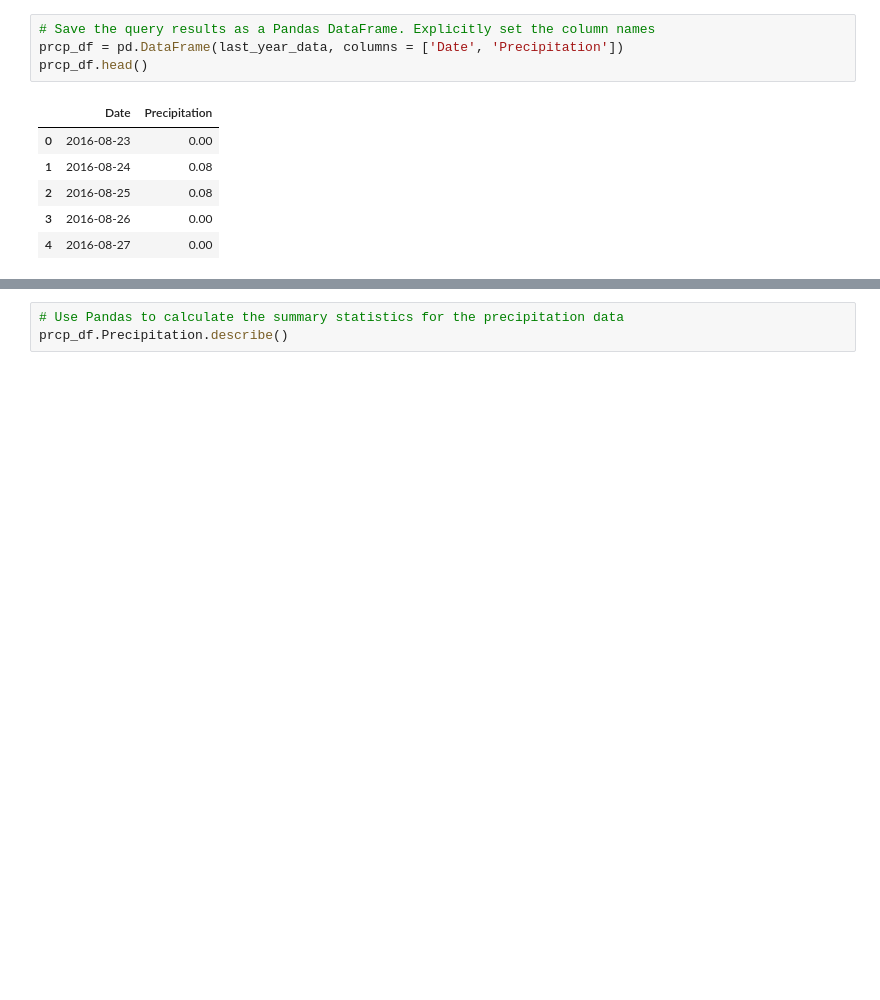
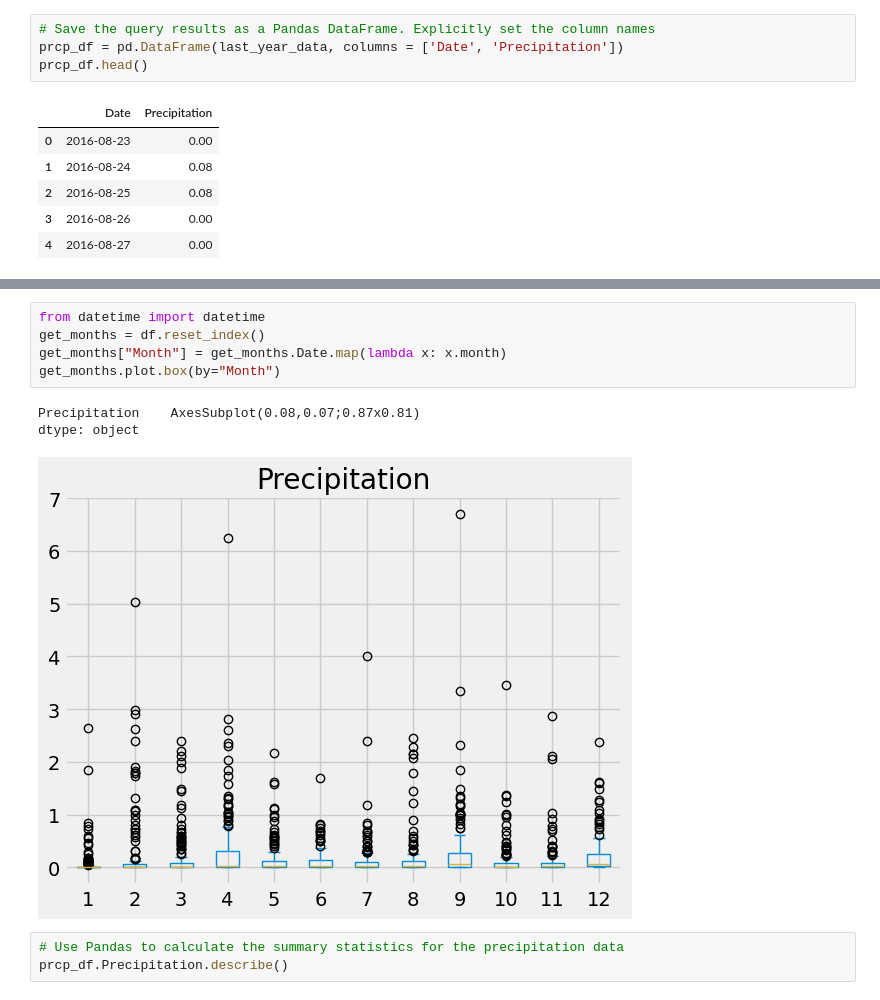
Before and after one commit to ethanwright96/sqlalchemy-challenge, a Jupyter notebook: SurfsUp/main.ipynb, the cells around one changed output, grey strips where cells are left out. Saved outputs shown, nothing was run; the diff lists cells and outputs as text; blank space fills up the shorter version.

```diff
--- a/SurfsUp/main.ipynb
+++ b/SurfsUp/main.ipynb
@@ -109,3 +135,12 @@ plt.show()
+# %%
+from datetime import datetime
+get_months = df.reset_index()
+get_months["Month"] = get_months.Date.map(lambda x: x.month)
+get_months.plot.box(by="Month")
+# %% [output]
+Precipitation    AxesSubplot(0.08,0.07;0.87x0.81)
+dtype: object
+[figure, added]
 # %%
 # Use Pandas to calculate the summary statistics for the precipitation data
 prcp_df.Precipitation.describe()
```
Also changed, not shown: parts of 4 cells of this notebook, 2 other files.
